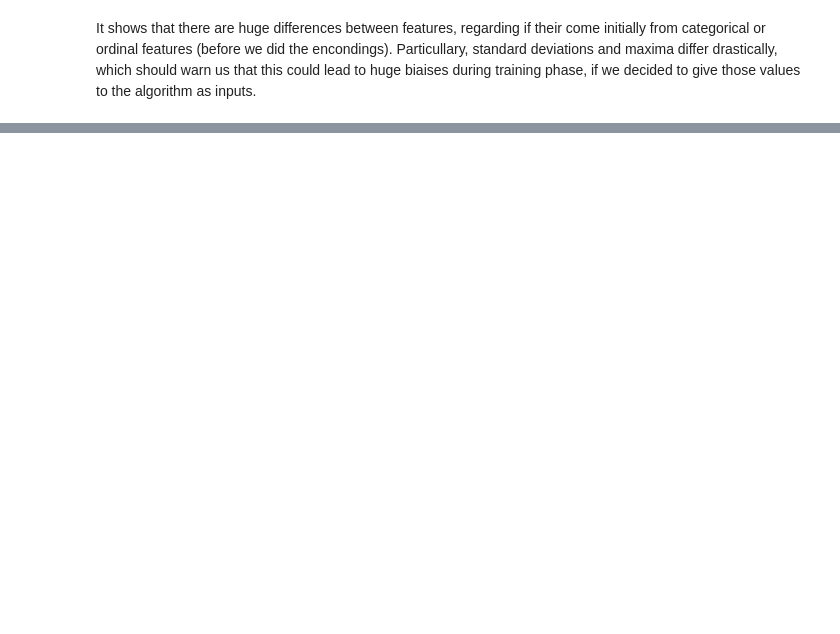
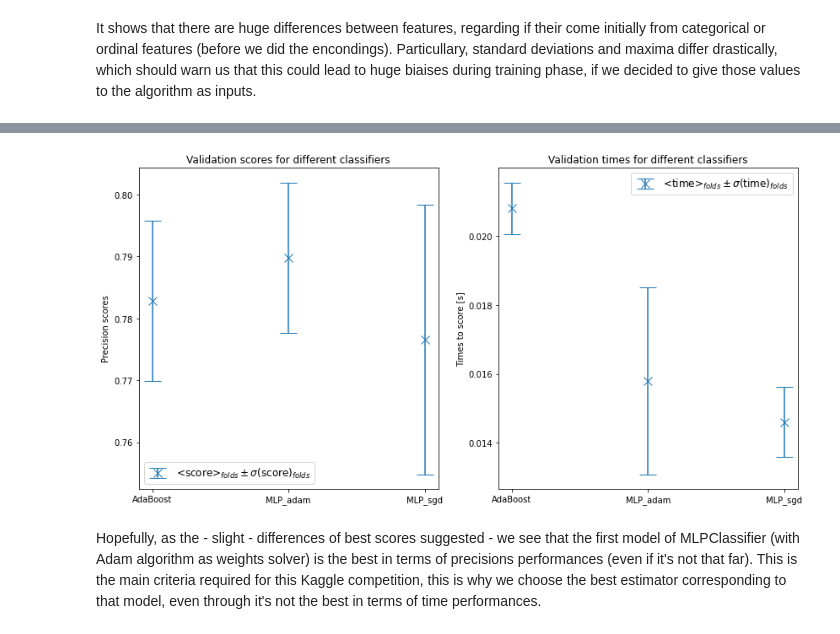
Before and after one commit to LukDuth/OC_Student_ML_P8_Titanic_Spaceship, a Jupyter notebook: Duthoit_Luke_1_Code_072022.ipynb, the cells around one changed output, grey strips where cells are left out. Drawn from its saved outputs; the diff is of its cells as text; code cells hidden in the pictures; blank space fills up the shorter version.

```diff
--- a/Duthoit_Luke_1_Code_072022.ipynb
+++ b/Duthoit_Luke_1_Code_072022.ipynb
@@ -1518,0 +1548,19 @@ It seems like it's better not using further scaling at all, at least with logist
+# %%
+### Initialisation
+warnings.filterwarnings(category=UserWarning, action='ignore')
+mlp_2 = MLPClassifier(random_state=rgn, solver='sgd', max_iter=30, early_stopping=True, n_iter_no_change=10)
+grid_mlp_2 = GridSearchCV(
+    estimator=mlp_2,
+    param_grid={
+        'learning_rate':('invscaling', 'adaptative'),
+        'hidden_layer_sizes':[(100,), (125,), (150,), (175,), (200,)],
+        'activation':['logistic', 'tanh', 'relu'],
+        'learning_rate_init':np.logspace(-5,0,6),
+        'momentum':np.logspace(-4,-1,4),
+        'nesterovs_momentum':(True, False)
+    },
+    cv=5,
+    n_jobs=-1)
+### cross validation and optimisation of hyper-parameters
+grid_mlp_2.fit(X=X_train, y=y_train.apply(lambda x : str(x)))
+print(grid_mlp_2.best_params_, grid_mlp_2.best_score_)
@@ -1518,0 +1581,41 @@ It seems like it's better not using further scaling at all, at least with logist
+# %%
+### Variables to code the display more easlily
+grids, names = (
+    [grid_adb, grid_mlp_1, grid_mlp_2],
+    ['AdaBoost','MLP_adam','MLP_sgd']
+)
+### Graphical display
+plt.figure('Comparison between classifiers', figsize=(14,7)), plt.clf()
+# Precision scores on validations sets
+axe1 = plt.subplot(121)
+axe1.errorbar(
+    x=names,
+    y=[g.cv_results_['mean_test_score'][g.best_index_] for g in grids],
+    yerr=[g.cv_results_['std_test_score'][g.best_index_] for g in grids],
+    linestyle='None', marker='x', markersize=10, capsize=10,
+    label = r'<score>$_{folds}\pm\sigma$(score)$_{folds}$'
+)
+axe1.set_title(
+    'Validation scores for different classifiers'
+), axe1.set_ylabel(
+    'Precision scores'
+), axe1.legend(loc='best', fontsize=12)
+# Time to score on validations sets
+axe2 = plt.subplot(122)
+axe2.errorbar(
+    x=names,
+    y=[g.cv_results_['mean_score_time'][g.best_index_] for g in grids],
+    yerr=[g.cv_results_['std_score_time'][g.best_index_] for g in grids],
+    linestyle='None', marker='x', markersize=10, capsize=10,
+    label = r'<time>$_{folds}\pm\sigma$(time)$_{folds}$'
+)
+axe2.set_title(
+    'Validation times for different classifiers'
+), axe2.set_ylabel(
+    'Times to score [s]'
+), axe2.legend(loc='best', fontsize=12)
+del axe1, axe2, names, grids
+# %% [output]
+[figure, added]
+# %% [markdown]
+Hopefully, as the - slight - differences of best scores suggested - we see that the first model of MLPClassifier (with Adam algorithm as weights solver) is the best in terms of precisions performances (even if it's not that far). This is the main criteria required for this Kaggle competition, this is why we choose the best estimator corresponding to that model, even through it's not the best in terms of time performances.
```
Also changed, not shown: parts of 43 cells of this notebook.
